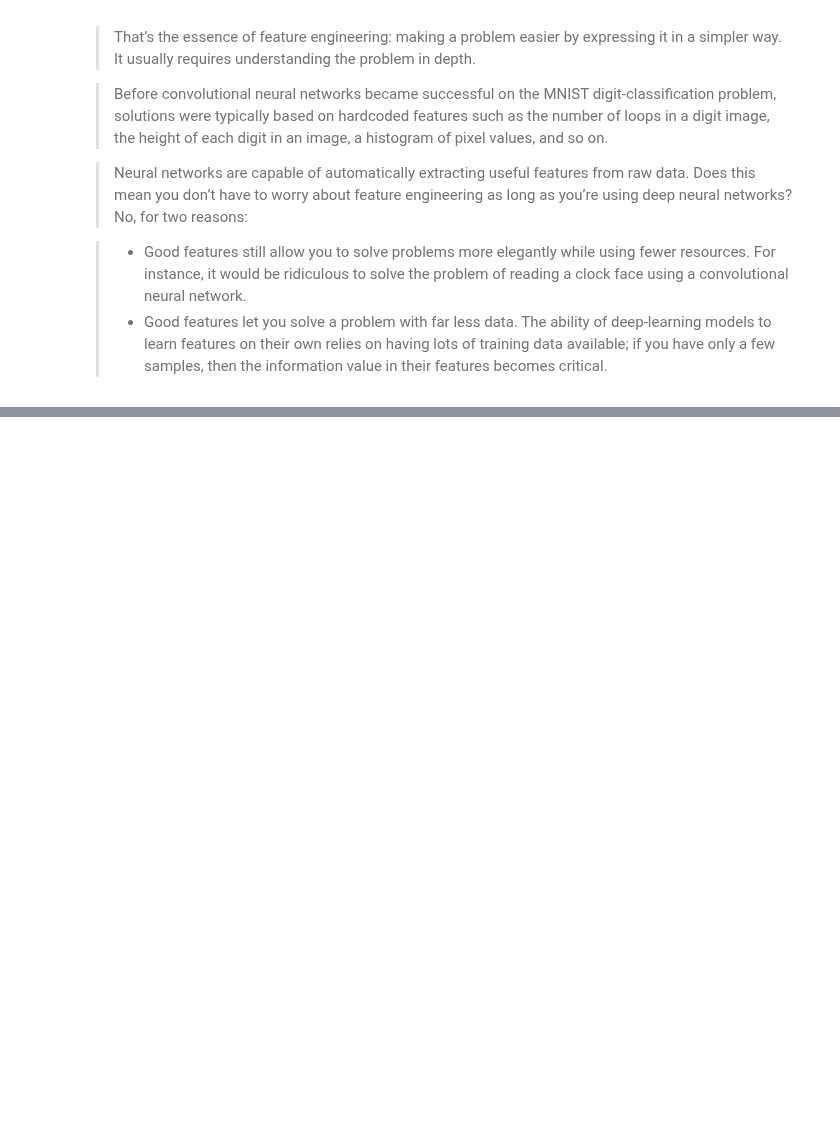
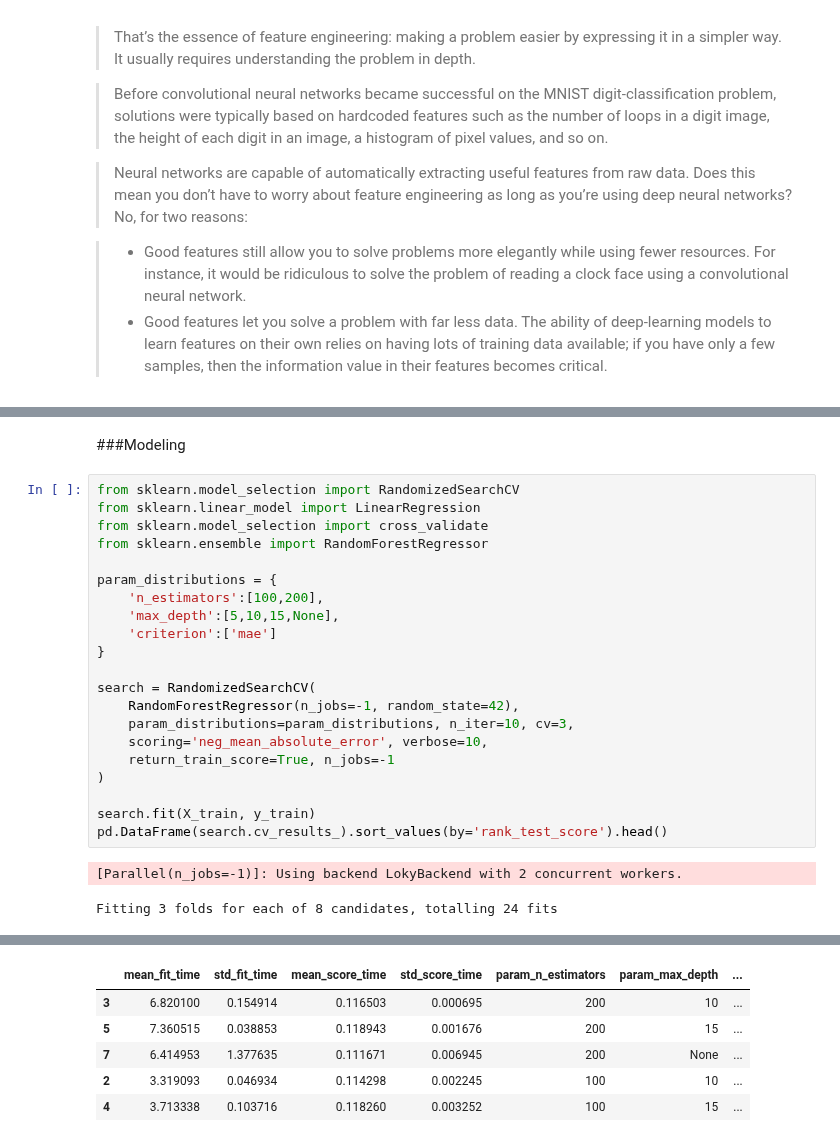
Before and after one commit to LambdaSchool/DS-Unit-2-Sprint-4-Practicing-Understanding, a Jupyter notebook: module1-hyperparameter-optimization/LS_DS_241_Hyperparameter_Optimization.ipynb, the cells around one changed output, grey strips where cells are left out. Saved outputs shown, nothing was run; the diff lists cells and outputs as text; blank space fills up the shorter version.

```diff
--- a/module1-hyperparameter-optimization/LS_DS_241_Hyperparameter_Optimization.ipynb
+++ b/module1-hyperparameter-optimization/LS_DS_241_Hyperparameter_Optimization.ipynb
@@ -552,0 +656,26 @@ The example is shown in [the accompanying notebook](https://github.com/amueller/
+# %% [markdown]
+###Modeling
+# %%
+from sklearn.model_selection import RandomizedSearchCV
+from sklearn.linear_model import LinearRegression
+from sklearn.model_selection import cross_validate
+from sklearn.ensemble import RandomForestRegressor
+
+param_distributions = {
+    'n_estimators':[100,200],
+    'max_depth':[5,10,15,None],
+    'criterion':['mae']
+}
+
+search = RandomizedSearchCV(
+    RandomForestRegressor(n_jobs=-1, random_state=42),
+    param_distributions=param_distributions, n_iter=10, cv=3,
+    scoring='neg_mean_absolute_error', verbose=10,
+    return_train_score=True, n_jobs=-1
+)
+
+search.fit(X_train, y_train)
+pd.DataFrame(search.cv_results_).sort_values(by='rank_test_score').head()
+# %% [output]
+[Parallel(n_jobs=-1)]: Using backend LokyBackend with 2 concurrent workers.
+Fitting 3 folds for each of 8 candidates, totalling 24 fits
@@ -552,0 +689,6 @@ The example is shown in [the accompanying notebook](https://github.com/amueller/
+|  | mean_fit_time | std_fit_time | mean_score_time | std_score_time | param_n_estimators | param_max_depth | ... |
+| 3 | 6.820100 | 0.154914 | 0.116503 | 0.000695 | 200 | 10 | ... |
+| 5 | 7.360515 | 0.038853 | 0.118943 | 0.001676 | 200 | 15 | ... |
+| 7 | 6.414953 | 1.377635 | 0.111671 | 0.006945 | 200 | None | ... |
+| 2 | 3.319093 | 0.046934 | 0.114298 | 0.002245 | 100 | 10 | ... |
+| 4 | 3.713338 | 0.103716 | 0.118260 | 0.003252 | 100 | 15 | ... |
```
Also changed, not shown: parts of 17 cells of this notebook.
